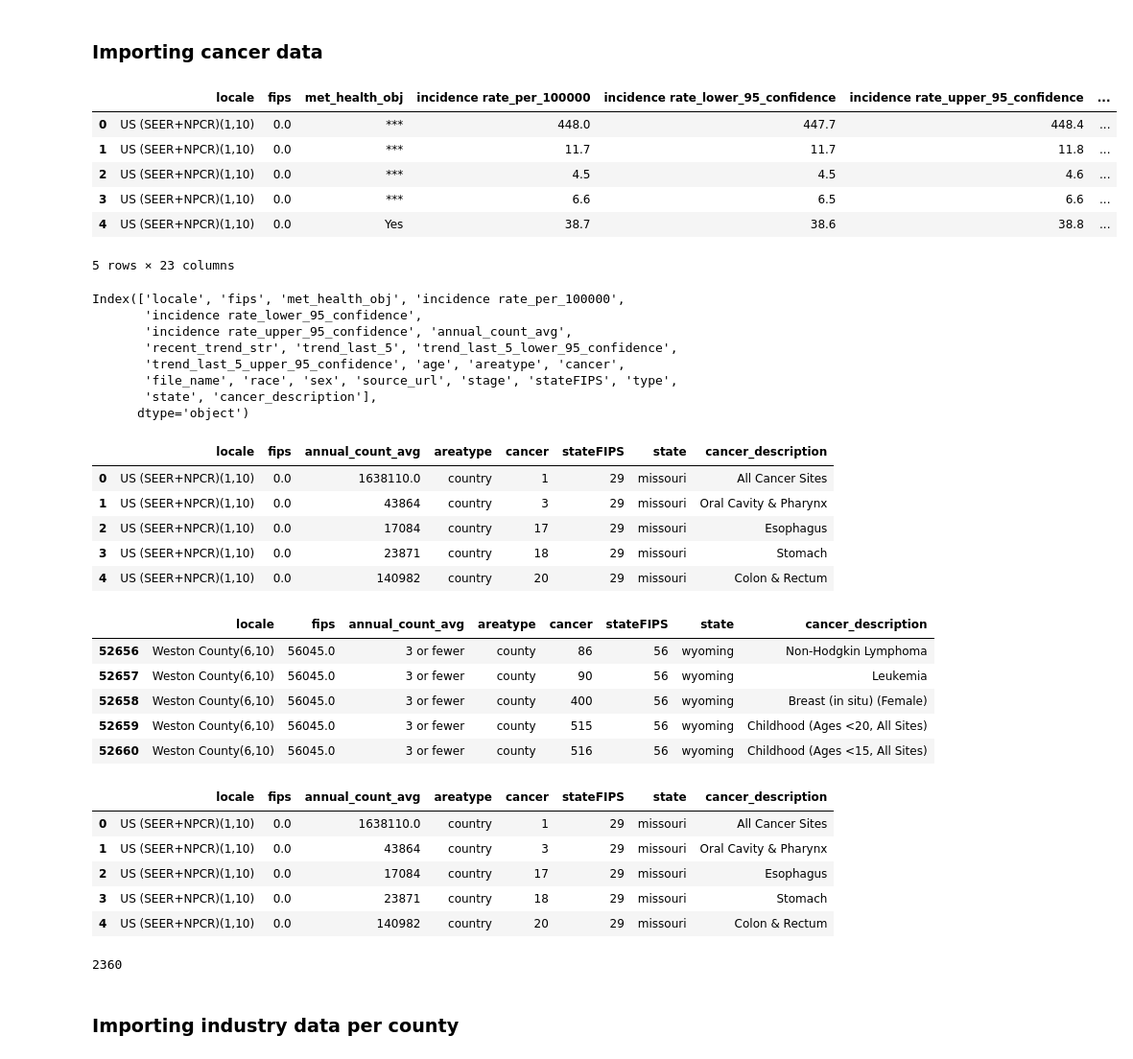
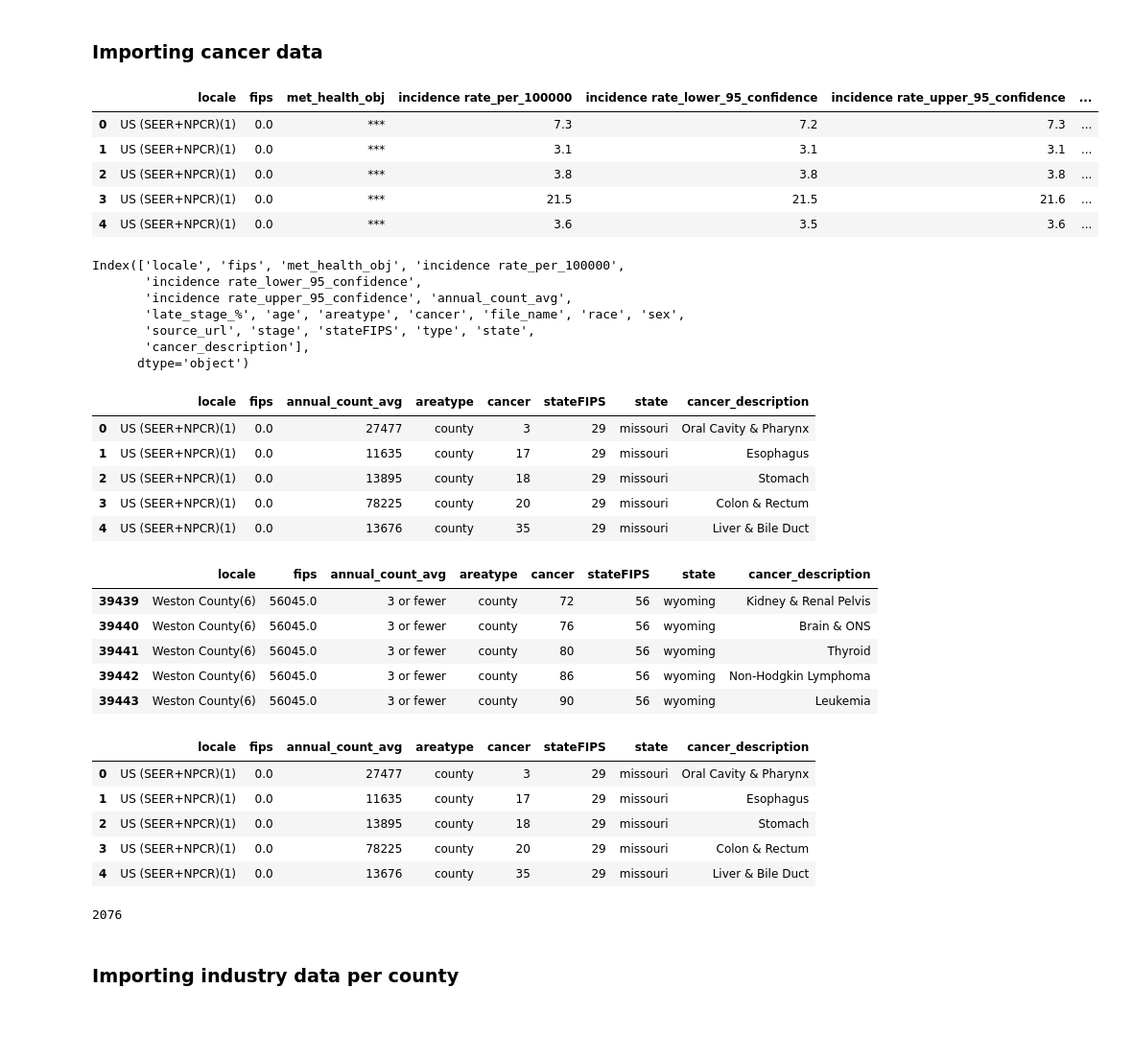
Before and after one commit to Merrel/Cancer-Industry-Dashboard, a Jupyter notebook: feature_analysis/PCA.ipynb, the cells around one changed output. Shown at 96% size. Drawn from its saved outputs; the diff is of its cells as text; code cells hidden in the pictures; blank space fills up the shorter version.

```diff
--- a/feature_analysis/PCA.ipynb
+++ b/feature_analysis/PCA.ipynb
@@ -10,26 +11,24 @@ from sklearn.decomposition import PCA
 # %% [markdown]
 ### Importing cancer data
 # %%
-cancer_data = pd.read_csv("../data_clean/CDC_CancerByCounty/incidencerates/cancer_by_type.csv")
+cancer_data = pd.read_csv("../data_clean/CDC_CancerByCounty/incidencerates/cancer_latestage_by_type.csv")
 cancer_data.head()
 # %% [output]
 |  | locale | fips | met_health_obj | incidence rate_per_100000 | incidence rate_lower_95_confidence | incidence rate_upper_95_confidence | ... |
-| 0 | US (SEER+NPCR)(1,10) | 0.0 | *** | 448.0 | 447.7 | 448.4 | ... |
-| 1 | US (SEER+NPCR)(1,10) | 0.0 | *** | 11.7 | 11.7 | 11.8 | ... |
-| 2 | US (SEER+NPCR)(1,10) | 0.0 | *** | 4.5 | 4.5 | 4.6 | ... |
-| 3 | US (SEER+NPCR)(1,10) | 0.0 | *** | 6.6 | 6.5 | 6.6 | ... |
-| 4 | US (SEER+NPCR)(1,10) | 0.0 | Yes | 38.7 | 38.6 | 38.8 | ... |
+| 0 | US (SEER+NPCR)(1) | 0.0 | *** | 7.3 | 7.2 | 7.3 | ... |
+| 1 | US (SEER+NPCR)(1) | 0.0 | *** | 3.1 | 3.1 | 3.1 | ... |
+| 2 | US (SEER+NPCR)(1) | 0.0 | *** | 3.8 | 3.8 | 3.8 | ... |
+| 3 | US (SEER+NPCR)(1) | 0.0 | *** | 21.5 | 21.5 | 21.6 | ... |
+| 4 | US (SEER+NPCR)(1) | 0.0 | *** | 3.6 | 3.5 | 3.6 | ... |
-5 rows × 23 columns
 # %%
 cancer_data.columns
 # %% [output]
 Index(['locale', 'fips', 'met_health_obj', 'incidence rate_per_100000',
        'incidence rate_lower_95_confidence',
        'incidence rate_upper_95_confidence', 'annual_count_avg',
-       'recent_trend_str', 'trend_last_5', 'trend_last_5_lower_95_confidence',
-       'trend_last_5_upper_95_confidence', 'age', 'areatype', 'cancer',
-       'file_name', 'race', 'sex', 'source_url', 'stage', 'stateFIPS', 'type',
-       'state', 'cancer_description'],
+       'late_stage_%', 'age', 'areatype', 'cancer', 'file_name', 'race', 'sex',
+       'source_url', 'stage', 'stateFIPS', 'type', 'state',
+       'cancer_description'],
       dtype='object')
 # %%
 cancer_data = cancer_data[['locale', 'fips', 'annual_count_avg', 'areatype', 'cancer', 'stateFIPS',
@@ -37,29 +36,29 @@ cancer_data = cancer_data[['locale', 'fips', 'annual_count_avg', 'areatype', 'ca
 cancer_data.head()
 # %% [output]
 |  | locale | fips | annual_count_avg | areatype | cancer | stateFIPS | state | cancer_description |
-| 0 | US (SEER+NPCR)(1,10) | 0.0 | 1638110.0 | country | 1 | 29 | missouri | All Cancer Sites |
-| 1 | US (SEER+NPCR)(1,10) | 0.0 | 43864 | country | 3 | 29 | missouri | Oral Cavity & Pharynx |
-| 2 | US (SEER+NPCR)(1,10) | 0.0 | 17084 | country | 17 | 29 | missouri | Esophagus |
-| 3 | US (SEER+NPCR)(1,10) | 0.0 | 23871 | country | 18 | 29 | missouri | Stomach |
-| 4 | US (SEER+NPCR)(1,10) | 0.0 | 140982 | country | 20 | 29 | missouri | Colon & Rectum |
+| 0 | US (SEER+NPCR)(1) | 0.0 | 27477 | county | 3 | 29 | missouri | Oral Cavity & Pharynx |
+| 1 | US (SEER+NPCR)(1) | 0.0 | 11635 | county | 17 | 29 | missouri | Esophagus |
+| 2 | US (SEER+NPCR)(1) | 0.0 | 13895 | county | 18 | 29 | missouri | Stomach |
+| 3 | US (SEER+NPCR)(1) | 0.0 | 78225 | county | 20 | 29 | missouri | Colon & Rectum |
+| 4 | US (SEER+NPCR)(1) | 0.0 | 13676 | county | 35 | 29 | missouri | Liver & Bile Duct |
 # %%
 cancer_data.tail()
 # %% [output]
 |  | locale | fips | annual_count_avg | areatype | cancer | stateFIPS | state | cancer_description |
-| 52656 | Weston County(6,10) | 56045.0 | 3 or fewer | county | 86 | 56 | wyoming | Non-Hodgkin Lymphoma |
-| 52657 | Weston County(6,10) | 56045.0 | 3 or fewer | county | 90 | 56 | wyoming | Leukemia |
-| 52658 | Weston County(6,10) | 56045.0 | 3 or fewer | county | 400 | 56 | wyoming | Breast (in situ) (Female) |
-| 52659 | Weston County(6,10) | 56045.0 | 3 or fewer | county | 515 | 56 | wyoming | Childhood (Ages <20, All Sites) |
-| 52660 | Weston County(6,10) | 56045.0 | 3 or fewer | county | 516 | 56 | wyoming | Childhood (Ages <15, All Sites) |
+| 39439 | Weston County(6) | 56045.0 | 3 or fewer | county | 72 | 56 | wyoming | Kidney & Renal Pelvis |
+| 39440 | Weston County(6) | 56045.0 | 3 or fewer | county | 76 | 56 | wyoming | Brain & ONS |
+| 39441 | Weston County(6) | 56045.0 | 3 or fewer | county | 80 | 56 | wyoming | Thyroid |
+| 39442 | Weston County(6) | 56045.0 | 3 or fewer | county | 86 | 56 | wyoming | Non-Hodgkin Lymphoma |
+| 39443 | Weston County(6) | 56045.0 | 3 or fewer | county | 90 | 56 | wyoming | Leukemia |
 # %%
 cancer_data.head()
 # %% [output]
 |  | locale | fips | annual_count_avg | areatype | cancer | stateFIPS | state | cancer_description |
-| 0 | US (SEER+NPCR)(1,10) | 0.0 | 1638110.0 | country | 1 | 29 | missouri | All Cancer Sites |
-| 1 | US (SEER+NPCR)(1,10) | 0.0 | 43864 | country | 3 | 29 | missouri | Oral Cavity & Pharynx |
-| 2 | US (SEER+NPCR)(1,10) | 0.0 | 17084 | country | 17 | 29 | missouri | Esophagus |
-| 3 | US (SEER+NPCR)(1,10) | 0.0 | 23871 | country | 18 | 29 | missouri | Stomach |
-| 4 | US (SEER+NPCR)(1,10) | 0.0 | 140982 | country | 20 | 29 | missouri | Colon & Rectum |
+| 0 | US (SEER+NPCR)(1) | 0.0 | 27477 | county | 3 | 29 | missouri | Oral Cavity & Pharynx |
+| 1 | US (SEER+NPCR)(1) | 0.0 | 11635 | county | 17 | 29 | missouri | Esophagus |
+| 2 | US (SEER+NPCR)(1) | 0.0 | 13895 | county | 18 | 29 | missouri | Stomach |
+| 3 | US (SEER+NPCR)(1) | 0.0 | 78225 | county | 20 | 29 | missouri | Colon & Rectum |
+| 4 | US (SEER+NPCR)(1) | 0.0 | 13676 | county | 35 | 29 | missouri | Liver & Bile Duct |
 # %%
 # converting type of "fips" to int64
 cancer_data['fips'] = cancer_data['fips'].astype("int64")
@@ -67,7 +66,7 @@ cancer_data['fips'] = cancer_data['fips'].astype("int64")
 # number of fips codes for which cancer data is available
 len(cancer_data['fips'].unique())
 # %% [output]
-2360
+2076
 # %% [markdown]
 ### Importing industry data per county
 # %%
```
Also changed, not shown: parts of 11 cells of this notebook, 1 other file.
